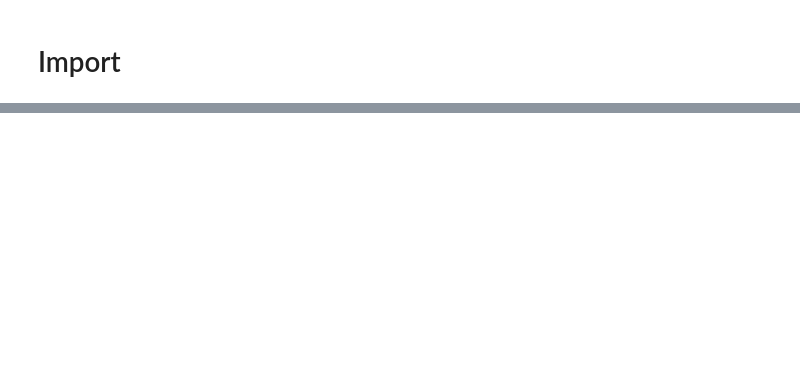
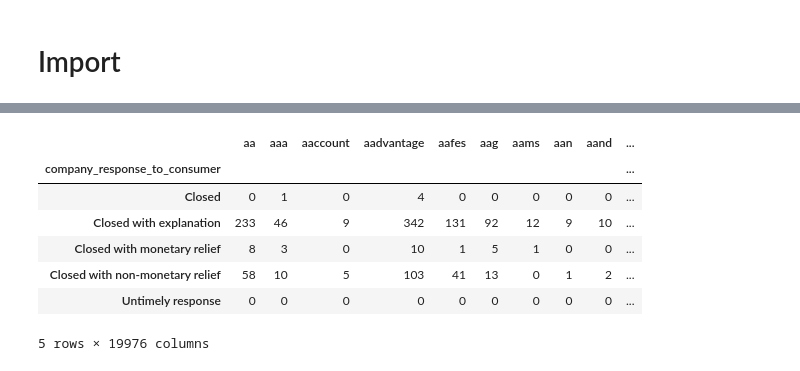
Before and after one commit to DATA-TRAC/consumer-complaint-response, a Jupyter notebook: lugo-capston.ipynb, the cells around one changed output, grey strips where cells are left out. Drawn from its saved outputs; the diff is of its cells as text; code cells hidden in the pictures; blank space fills up the shorter version.

```diff
--- a/lugo-capston.ipynb
+++ b/lugo-capston.ipynb
@@ -200,0 +353,9 @@ df.head()
+# %%
+# Convert the sparse matrix to a DataFrame
+word_df = pd.DataFrame.sparse.from_spmatrix(word_matrix, columns=vectorizer.get_feature_names_out())
+# %%
+# merge the word DataFrame with the 'company_response_to_consumer' column
+df_with_words = word_df.merge(train['company_response_to_consumer'], left_index=True, right_index=True)
+# %%
+# For each response type, count the frequency of each word
+word_counts = df_with_words.groupby('company_response_to_consumer').sum()
@@ -200,0 +365,11 @@ df.head()
+# %%
+word_counts_ones
+# %% [output]
+|  | aa | aaa | aaccount | aadvantage | aafes | aag | aams | aan | aand | ... |
+| company_response_to_consumer |  |  |  |  |  |  |  |  |  | ... |
+| Closed | 0 | 1 | 0 | 4 | 0 | 0 | 0 | 0 | 0 | ... |
+| Closed with explanation | 233 | 46 | 9 | 342 | 131 | 92 | 12 | 9 | 10 | ... |
+| Closed with monetary relief | 8 | 3 | 0 | 10 | 1 | 5 | 1 | 0 | 0 | ... |
+| Closed with non-monetary relief | 58 | 10 | 5 | 103 | 41 | 13 | 0 | 1 | 2 | ... |
+| Untimely response | 0 | 0 | 0 | 0 | 0 | 0 | 0 | 0 | 0 | ... |
+5 rows × 19976 columns
```
Also changed, not shown: parts of 77 cells of this notebook.
